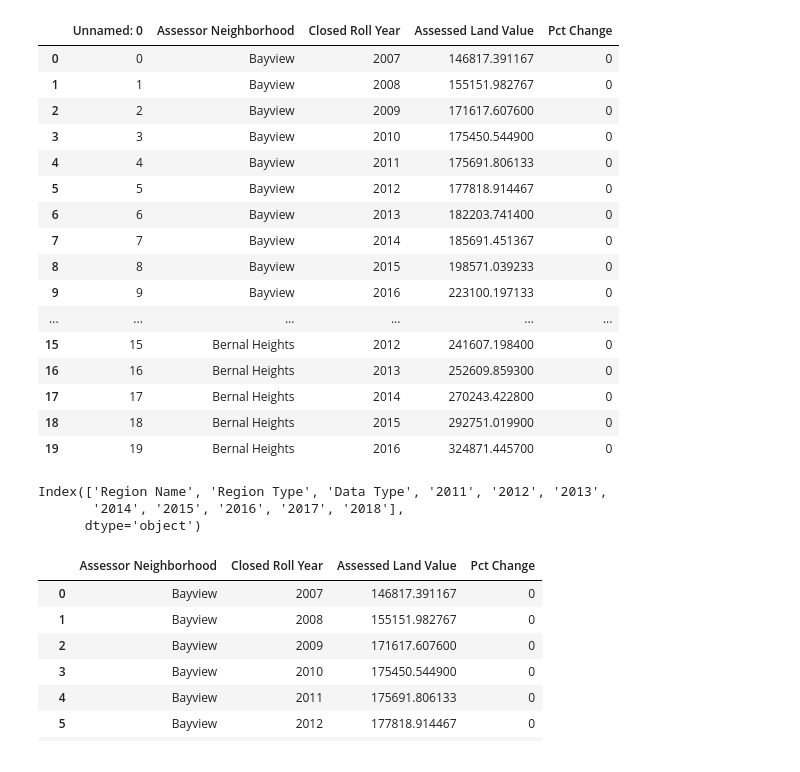
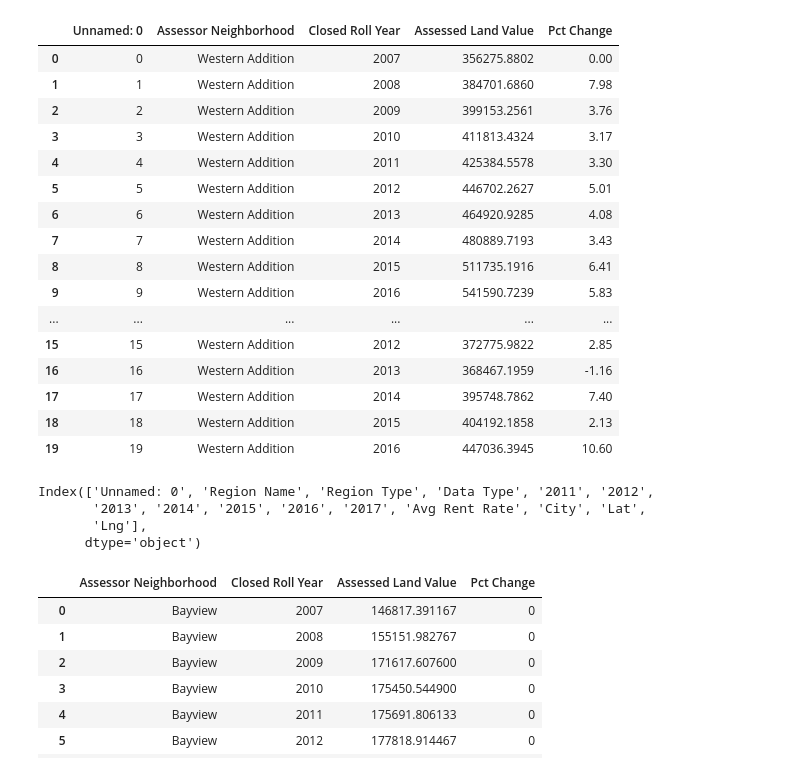
Before and after one commit to rochiecuevas/shared_accommodations, a Jupyter notebook: Home Prices/DataHome-Cleanup-Copy1.ipynb, the cells around one changed output. Drawn from its saved outputs; the diff is of its cells as text; code cells hidden in the pictures.

```diff
--- a/Home Prices/DataHome-Cleanup-Copy1.ipynb
+++ b/Home Prices/DataHome-Cleanup-Copy1.ipynb
@@ -17,34 +8,35 @@ home_df.head()
 # %%
 # Create a path to the csv and read it into a Pandas DataFrame
 #csv_path = "Assessor_Historical_Secured_Property_Tax_Rolls.csv"
-csv_path = "combine_updated2.csv"
-rent_path = "rent_year_csv.csv"
+csv_path = "combine_updated.csv"
+rent_path = "../Rent Data/rent.csv"
 home_df = pd.read_csv(csv_path, encoding='utf8', engine='python')
 rent_df = pd.read_csv(rent_path, encoding='utf8', engine='python')
 
 home_df.head(20)
 # %% [output]
 |  | Unnamed: 0 | Assessor Neighborhood | Closed Roll Year | Assessed Land Value | Pct Change |
-| 0 | 0 | Bayview | 2007 | 146817.391167 | 0 |
-| 1 | 1 | Bayview | 2008 | 155151.982767 | 0 |
-| 2 | 2 | Bayview | 2009 | 171617.607600 | 0 |
-| 3 | 3 | Bayview | 2010 | 175450.544900 | 0 |
-| 4 | 4 | Bayview | 2011 | 175691.806133 | 0 |
-| 5 | 5 | Bayview | 2012 | 177818.914467 | 0 |
-| 6 | 6 | Bayview | 2013 | 182203.741400 | 0 |
-| 7 | 7 | Bayview | 2014 | 185691.451367 | 0 |
-| 8 | 8 | Bayview | 2015 | 198571.039233 | 0 |
-| 9 | 9 | Bayview | 2016 | 223100.197133 | 0 |
+| 0 | 0 | Western Addition | 2007 | 356275.8802 | 0.00 |
+| 1 | 1 | Western Addition | 2008 | 384701.6860 | 7.98 |
+| 2 | 2 | Western Addition | 2009 | 399153.2561 | 3.76 |
+| 3 | 3 | Western Addition | 2010 | 411813.4324 | 3.17 |
+| 4 | 4 | Western Addition | 2011 | 425384.5578 | 3.30 |
+| 5 | 5 | Western Addition | 2012 | 446702.2627 | 5.01 |
+| 6 | 6 | Western Addition | 2013 | 464920.9285 | 4.08 |
+| 7 | 7 | Western Addition | 2014 | 480889.7193 | 3.43 |
+| 8 | 8 | Western Addition | 2015 | 511735.1916 | 6.41 |
+| 9 | 9 | Western Addition | 2016 | 541590.7239 | 5.83 |
 | ... | ... | ... | ... | ... | ... |
-| 15 | 15 | Bernal Heights | 2012 | 241607.198400 | 0 |
-| 16 | 16 | Bernal Heights | 2013 | 252609.859300 | 0 |
-| 17 | 17 | Bernal Heights | 2014 | 270243.422800 | 0 |
-| 18 | 18 | Bernal Heights | 2015 | 292751.019900 | 0 |
-| 19 | 19 | Bernal Heights | 2016 | 324871.445700 | 0 |
+| 15 | 15 | Western Addition | 2012 | 372775.9822 | 2.85 |
+| 16 | 16 | Western Addition | 2013 | 368467.1959 | -1.16 |
+| 17 | 17 | Western Addition | 2014 | 395748.7862 | 7.40 |
+| 18 | 18 | Western Addition | 2015 | 404192.1858 | 2.13 |
+| 19 | 19 | Western Addition | 2016 | 447036.3945 | 10.60 |
 # %%
 rent_df.columns
 # %% [output]
-Index(['Region Name', 'Region Type', 'Data Type', '2011', '2012', '2013',
-       '2014', '2015', '2016', '2017', '2018'],
+Index(['Unnamed: 0', 'Region Name', 'Region Type', 'Data Type', '2011', '2012',
+       '2013', '2014', '2015', '2016', '2017', 'Avg Rent Rate', 'City', 'Lat',
+       'Lng'],
       dtype='object')
 # %%
```
Also changed, not shown: parts of 2 cells of this notebook, 3 other files.
